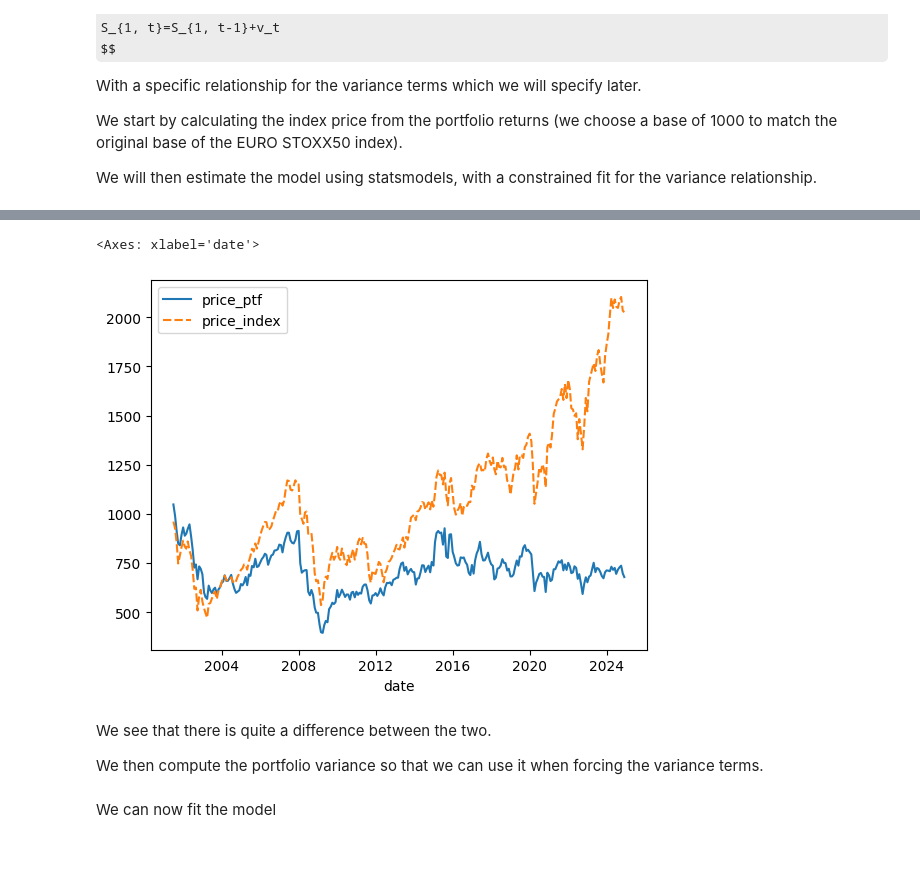
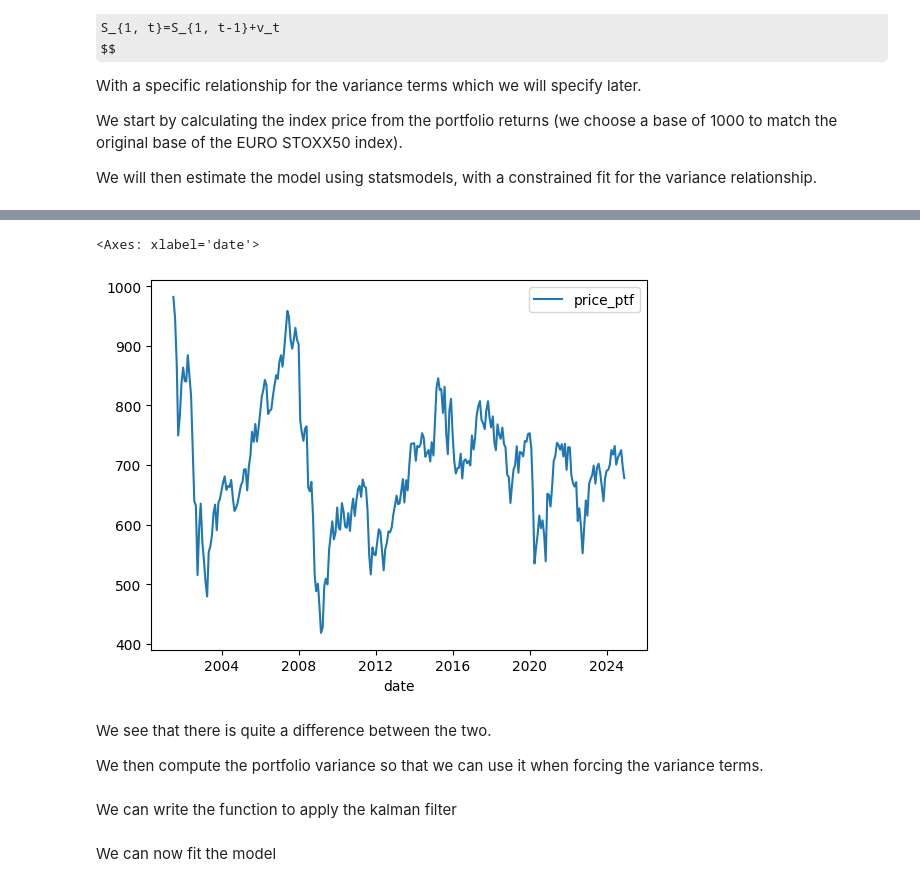
Before and after one commit to faunebl/core_equity_factors, a Jupyter notebook: src/main.ipynb, the cells around one changed output, grey strips where cells are left out. Saved outputs shown, nothing was run; the diff lists cells and outputs as text; code cells hidden in the pictures; some formulas as TeX source; blank space fills up the shorter version.

```diff
--- a/src/main.ipynb
+++ b/src/main.ipynb
@@ -225,8 +285,24 @@ Replicating Portfolio std : 0.6392709495686127
 Index std : 0.05220421089896673
+# %%
+coef = index.select('index').std().to_series().to_list()[0]/replicating_ptf.std()
+weights_adjusted = result.x * coef
 # %%
-weights_adjusted = pl.DataFrame(ptf).select(pl.col('weights').mul(index.select('index').std().to_series().to_list()[0]/replicating_ptf.std()))
+# weights_adjusted = (
+#     pl.DataFrame(ptf)
+#     .select(
+#         pl.col('weights')
+#         .mul(
+#             index.select('index').std().to_series().to_list()[0]/replicating_ptf.std()
+#         )
+#     )
+# )
 # %%
-replicating_ptf = pl.Series(name = 'replicating_ptf', values=np.dot(a=weights_adjusted.to_series().to_list(), b=np.transpose(stocks_list)))
+replicating_ptf = (
+    pl.Series(
+        name = 'replicating_ptf',
+        values=np.dot(a=weights_adjusted, b=np.transpose(stocks_list))
+    )
+)
 # %%
 plt.figure(figsize=(16,4))
 sns.lineplot(index.with_columns(
@@ -401,7 +488,10 @@ We will then estimate the model using statsmodels, with a constrained fit for th
 # calculating an d visualizing the index price of the ptf vs the index
 data = (
     index
-    .with_columns(replicating_ptf)
+    .with_columns(pl.Series(
+        name='replicating_ptf',
+        values= replicating_ptf#np.dot(stocks.to_pandas().iloc[:,1:], result.x)
+    ))
     .with_columns(
         price_ptf = (pl.col('replicating_ptf').add(1)).cum_prod()*1000,
         price_index = (pl.col('index').add(1)).cum_prod()*1000
@@ -410,11 +506,13 @@ data = (
 # %%
-sns.lineplot(data.select('date', 'price_ptf', 'price_index').to_pandas().set_index('date'))
+sns.lineplot(data.select('date', 'price_ptf').to_pandas().set_index('date'))
 # %% [output]
 <Axes: xlabel='date'>
-[figure, old version]
+[figure, new version]
 # %% [markdown]
 We see that there is quite a difference between the two.
 
 We then compute the portfolio variance so that we can use it when forcing the variance terms.
 # %%
 ptf_std = data.select('replicating_ptf').std().to_series().to_list()[0]
+# %% [markdown]
+We can write the function to apply the kalman filter
```
Also changed, not shown: parts of 38 cells of this notebook, 14 other files.
